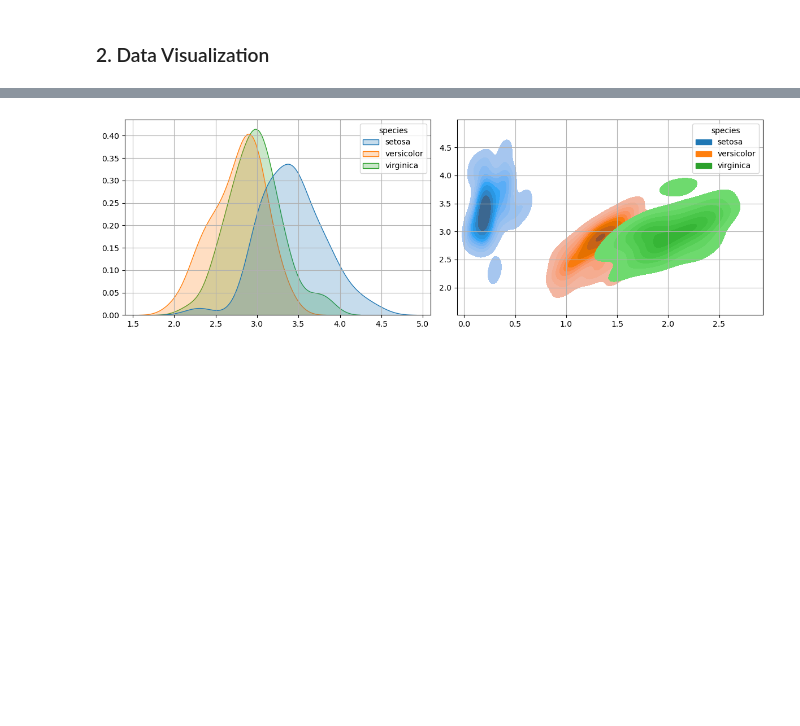
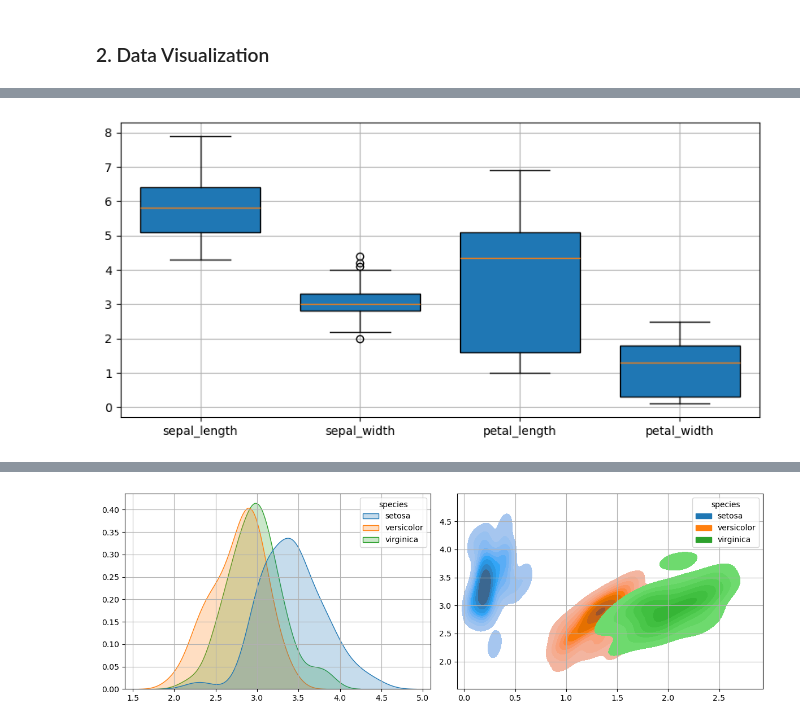
Before and after one commit to kusin/bahan-ajar-ML, a Jupyter notebook: section 5 - classification/supervised_learning.ipynb, the cells around one changed output, grey strips where cells are left out. Saved outputs shown, nothing was run; the diff lists cells and outputs as text; code cells hidden in the pictures; blank space fills up the shorter version.

```diff
--- a/section 5 - classification/supervised_learning.ipynb
+++ b/section 5 - classification/supervised_learning.ipynb
@@ -64,3 +80,23 @@ print(dataset)
+# %%
+# define boxplot
+fig, ax = plt.subplots(figsize=(8,4))
+ax.boxplot(
+  dataset[["sepal_length", "sepal_width", "petal_length", "petal_width"]],
+  labels=["sepal_length", "sepal_width", "petal_length", "petal_width"],
+  patch_artist=True, widths=(0.75, 0.75, 0.75, 0.75)
+)
+
+# set labels
+ax.set_title('')
+ax.set_xlabel('')
+ax.set_ylabel('')
+ax.grid(True)
+
+# show boxplot
+plt.tight_layout()
+plt.show()
+# %% [output]
+[figure, added]
 # %%
 # function scatter plot
 def scatter(data, x, y):
```
Also changed, not shown: parts of 5 cells of this notebook, 1 other file.
